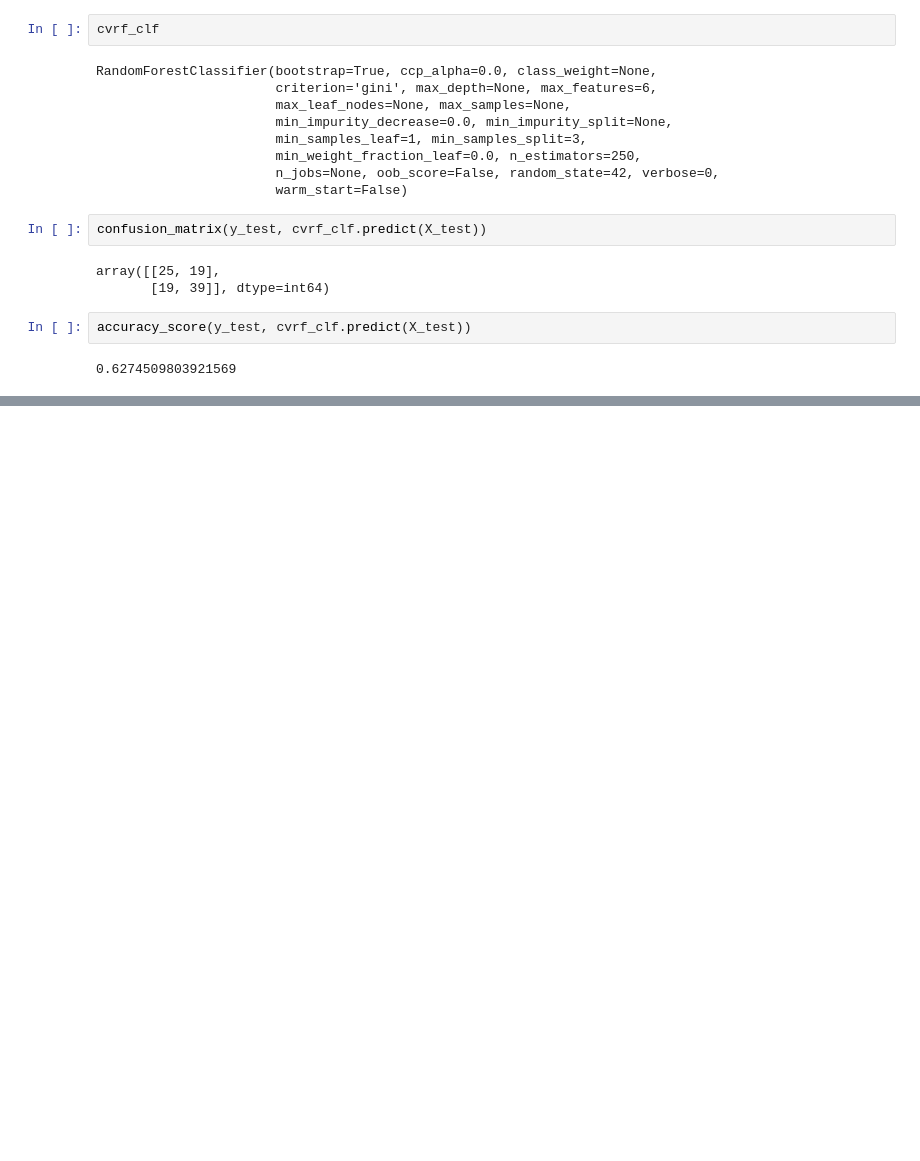
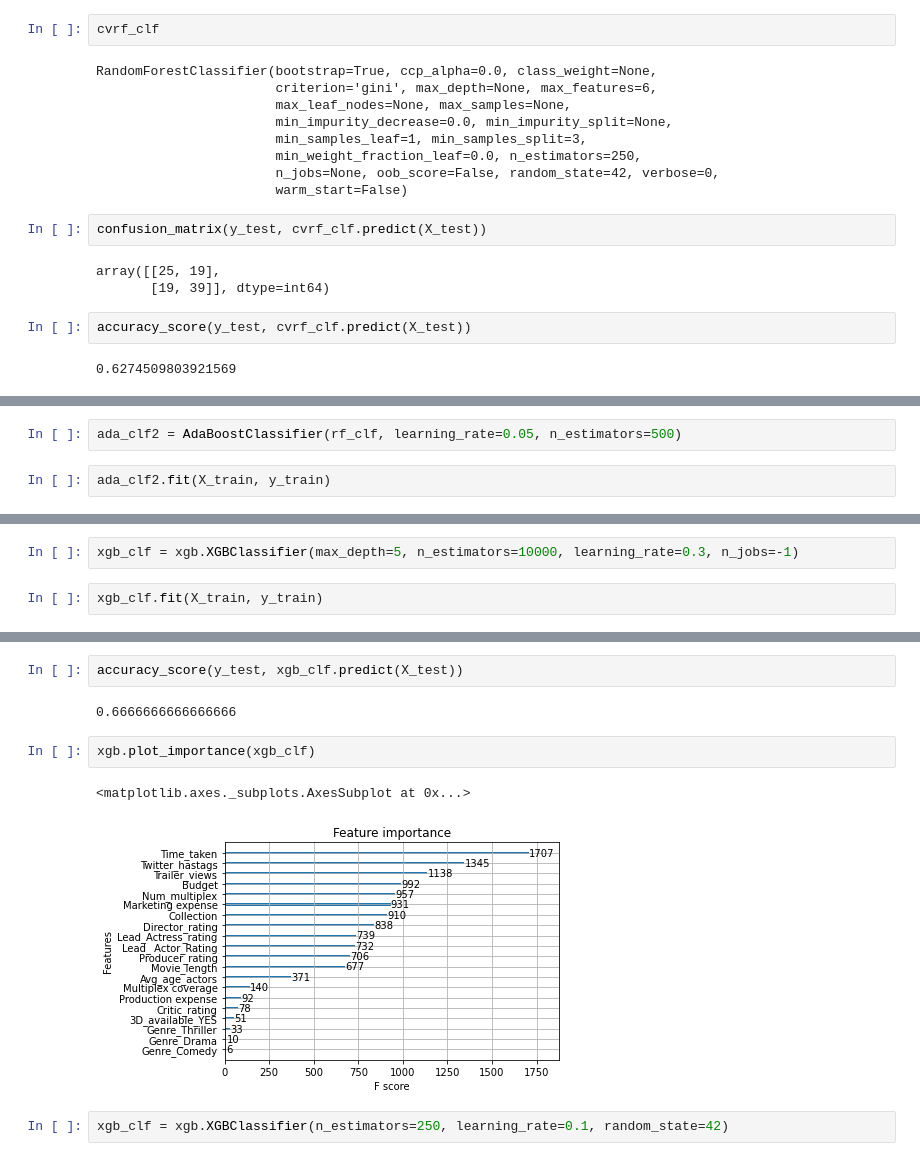
Before and after one commit to Stan-Leigh/Start-Tech-Academy, a Jupyter notebook: Decision Tree Classification.ipynb, the cells around one changed output, grey strips where cells are left out. Drawn from its saved outputs; the diff is of its cells as text; blank space fills up the shorter version.

```diff
--- a/Decision Tree Classification.ipynb
+++ b/Decision Tree Classification.ipynb
@@ -364,0 +420,4 @@ accuracy_score(y_test, cvrf_clf.predict(X_test))
+# %%
+ada_clf2 = AdaBoostClassifier(rf_clf, learning_rate=0.05, n_estimators=500)
+# %%
+ada_clf2.fit(X_train, y_train)
@@ -364,0 +457,4 @@ accuracy_score(y_test, cvrf_clf.predict(X_test))
+# %%
+xgb_clf = xgb.XGBClassifier(max_depth=5, n_estimators=10000, learning_rate=0.3, n_jobs=-1)
+# %%
+xgb_clf.fit(X_train, y_train)
@@ -364,0 +471,11 @@ accuracy_score(y_test, cvrf_clf.predict(X_test))
+# %%
+accuracy_score(y_test, xgb_clf.predict(X_test))
+# %% [output]
+0.6666666666666666
+# %%
+xgb.plot_importance(xgb_clf)
+# %% [output]
+<matplotlib.axes._subplots.AxesSubplot at 0x...>
+[figure, added]
+# %%
+xgb_clf = xgb.XGBClassifier(n_estimators=250, learning_rate=0.1, random_state=42)
```
Also changed, not shown: parts of 25 cells of this notebook.
